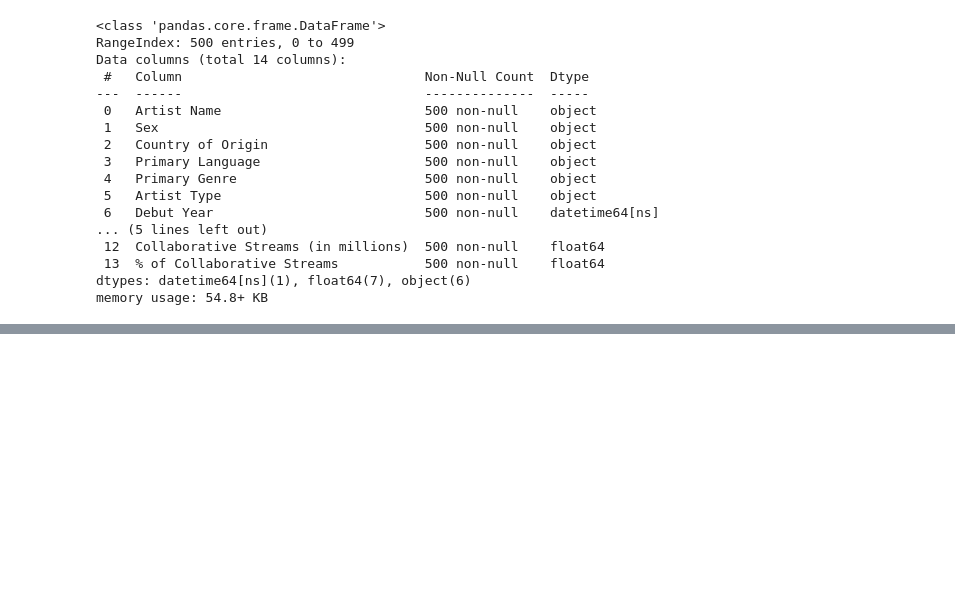
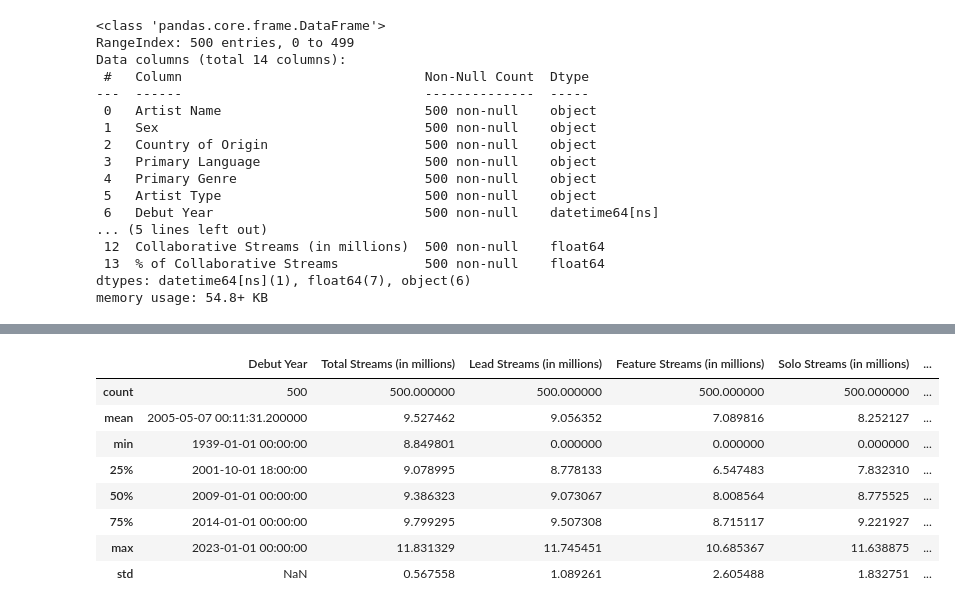
Before and after one commit to Kanjerih/spotify-most-streamed-artists, a Jupyter notebook: spotify-most-streamed-artists.ipynb, the cells around one changed output, grey strips where cells are left out. Cells and saved outputs as stored; diff of their text form; code cells hidden in the pictures; blank space fills up the shorter version.

```diff
--- a/spotify-most-streamed-artists.ipynb
+++ b/spotify-most-streamed-artists.ipynb
@@ -134,0 +161,12 @@ import seaborn as sns
+# %%
+spotify_df.describe()
+# %% [output]
+|  | Debut Year | Total Streams (in millions) | Lead Streams (in millions) | Feature Streams (in millions) | Solo Streams (in millions) | ... |
+| count | 500 | 500.000000 | 500.000000 | 500.000000 | 500.000000 | ... |
+| mean | 2005-05-07 00:11:31.200000 | 9.527462 | 9.056352 | 7.089816 | 8.252127 | ... |
+| min | 1939-01-01 00:00:00 | 8.849801 | 0.000000 | 0.000000 | 0.000000 | ... |
+| 25% | 2001-10-01 18:00:00 | 9.078995 | 8.778133 | 6.547483 | 7.832310 | ... |
+| 50% | 2009-01-01 00:00:00 | 9.386323 | 9.073067 | 8.008564 | 8.775525 | ... |
+| 75% | 2014-01-01 00:00:00 | 9.799295 | 9.507308 | 8.715117 | 9.221927 | ... |
+| max | 2023-01-01 00:00:00 | 11.831329 | 11.745451 | 10.685367 | 11.638875 | ... |
+| std | NaN | 0.567558 | 1.089261 | 2.605488 | 1.832751 | ... |
```
Also changed, not shown: parts of 5 cells of this notebook.
